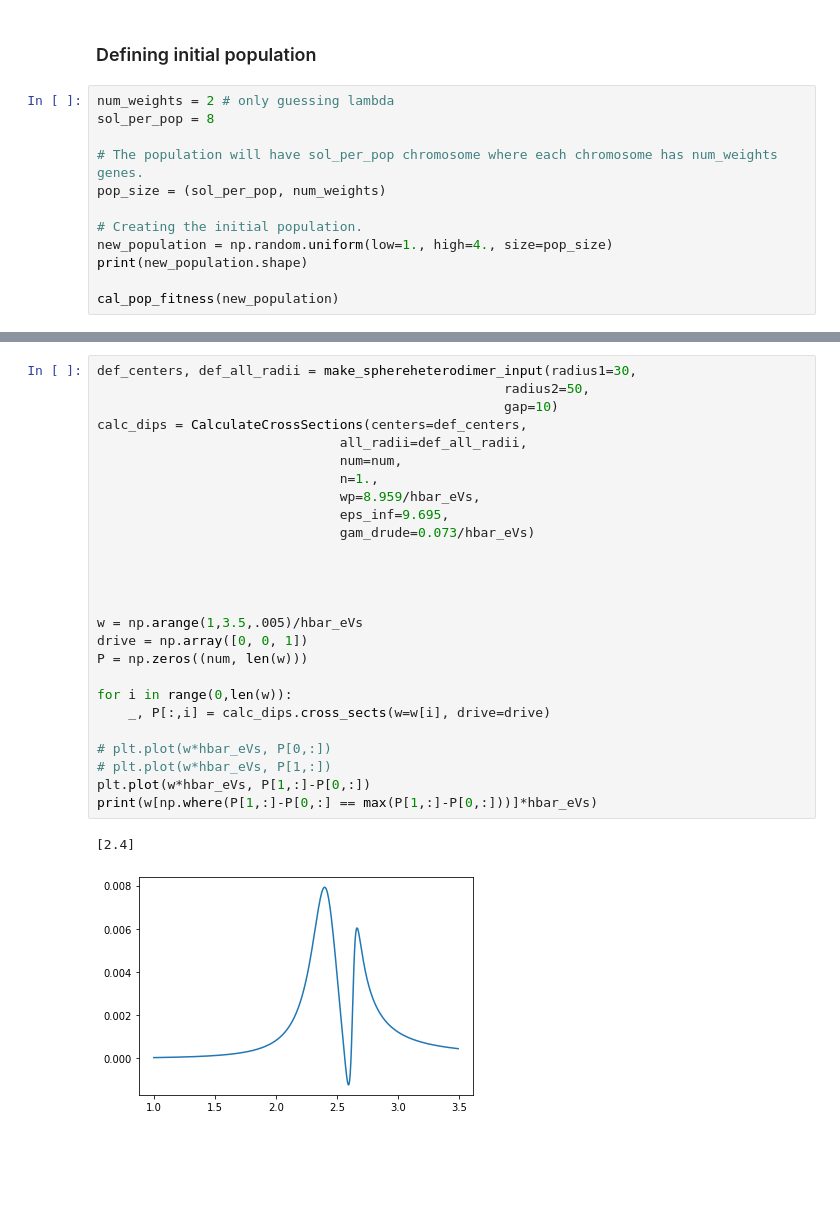
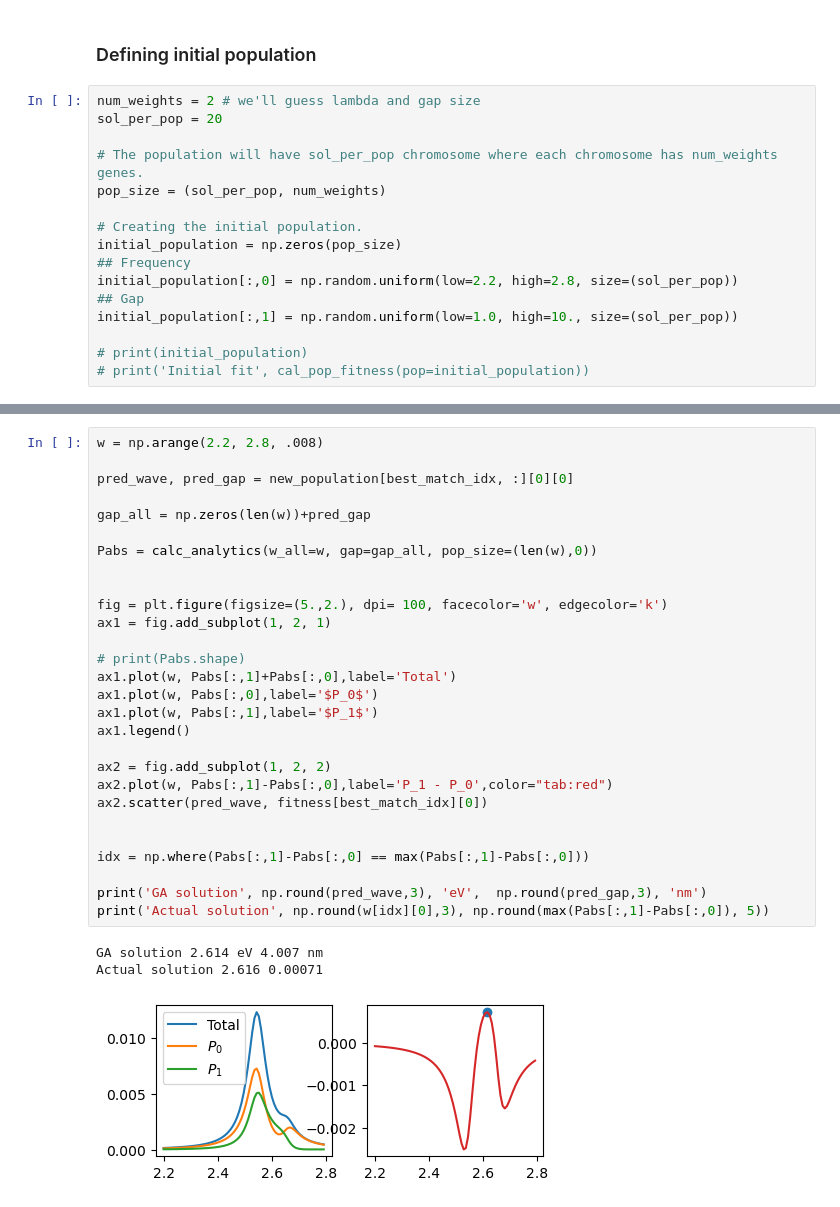
Before and after one commit to claireannewest/ga_thermal, a Jupyter notebook: Sphere Heterodimer Genetic Algorithm.ipynb, the cells around one changed output, grey strips where cells are left out. Drawn from its saved outputs; the diff is of its cells as text; blank space fills up the shorter version.

Commit message:
sphere hetero guess 2

```diff
--- a/Sphere Heterodimer Genetic Algorithm.ipynb
+++ b/Sphere Heterodimer Genetic Algorithm.ipynb
@@ -92,14 +99,18 @@ def mutation(offspring_crossover):
 # %% [markdown]
 ### Defining initial population
 # %%
-num_weights = 2 # only guessing lambda
-sol_per_pop = 8
+num_weights = 2 # we'll guess lambda and gap size
+sol_per_pop = 20
 
 # The population will have sol_per_pop chromosome where each chromosome has num_weights genes.
 pop_size = (sol_per_pop, num_weights)
 
 # Creating the initial population.
-new_population = np.random.uniform(low=1., high=4., size=pop_size)
-print(new_population.shape)
+initial_population = np.zeros(pop_size)
+## Frequency
+initial_population[:,0] = np.random.uniform(low=2.2, high=2.8, size=(sol_per_pop))
+## Gap
+initial_population[:,1] = np.random.uniform(low=1.0, high=10., size=(sol_per_pop))
 
-cal_pop_fitness(new_population)
+# print(initial_population)
+# print('Initial fit', cal_pop_fitness(pop=initial_population))
@@ -150,29 +162,32 @@ ValueError: too many values to unpack (expected 2)
-# %%
-def_centers, def_all_radii = make_sphereheterodimer_input(radius1=30,
-                                                    radius2=50,
-                                                    gap=10)
-calc_dips = CalculateCrossSections(centers=def_centers,
-                               all_radii=def_all_radii,
-                               num=num,
-                               n=1.,
-                               wp=8.959/hbar_eVs,
-                               eps_inf=9.695,
-                               gam_drude=0.073/hbar_eVs)
-
-
-
-
-w = np.arange(1,3.5,.005)/hbar_eVs
-drive = np.array([0, 0, 1])
-P = np.zeros((num, len(w)))
-
-for i in range(0,len(w)):
-    _, P[:,i] = calc_dips.cross_sects(w=w[i], drive=drive)
-
-# plt.plot(w*hbar_eVs, P[0,:])
-# plt.plot(w*hbar_eVs, P[1,:])
-plt.plot(w*hbar_eVs, P[1,:]-P[0,:])
-print(w[np.where(P[1,:]-P[0,:] == max(P[1,:]-P[0,:]))]*hbar_eVs)
-# %% [output]
-[2.4]
-[figure, removed]
+# %%
+w = np.arange(2.2, 2.8, .008)
+
+pred_wave, pred_gap = new_population[best_match_idx, :][0][0]
+
+gap_all = np.zeros(len(w))+pred_gap
+
+Pabs = calc_analytics(w_all=w, gap=gap_all, pop_size=(len(w),0))
+
+
+fig = plt.figure(figsize=(5.,2.), dpi= 100, facecolor='w', edgecolor='k')
+ax1 = fig.add_subplot(1, 2, 1)
+
+# print(Pabs.shape)
+ax1.plot(w, Pabs[:,1]+Pabs[:,0],label='Total')
+ax1.plot(w, Pabs[:,0],label='$P_0$')
+ax1.plot(w, Pabs[:,1],label='$P_1$')
+ax1.legend()
+
+ax2 = fig.add_subplot(1, 2, 2)
+ax2.plot(w, Pabs[:,1]-Pabs[:,0],label='P_1 - P_0',color="tab:red")
+ax2.scatter(pred_wave, fitness[best_match_idx][0])
+
+
+idx = np.where(Pabs[:,1]-Pabs[:,0] == max(Pabs[:,1]-Pabs[:,0]))
+
+print('GA solution', np.round(pred_wave,3), 'eV',  np.round(pred_gap,3), 'nm')
+print('Actual solution', np.round(w[idx][0],3), np.round(max(Pabs[:,1]-Pabs[:,0]), 5))
+# %% [output]
+GA solution 2.614 eV 4.007 nm
+Actual solution 2.616 0.00071
+[figure, added]
```
Also changed, not shown: parts of 7 cells of this notebook, 2 other files.
